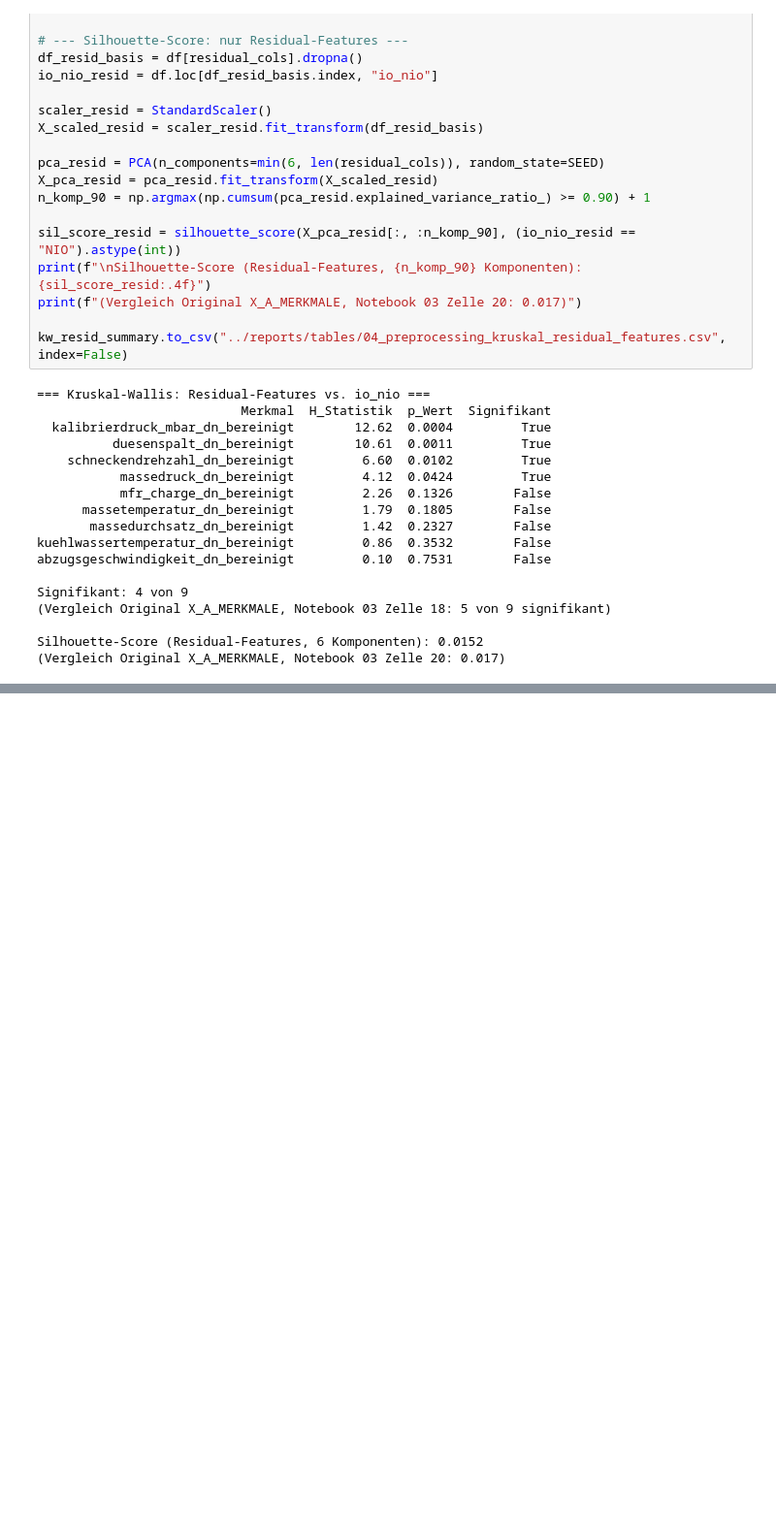
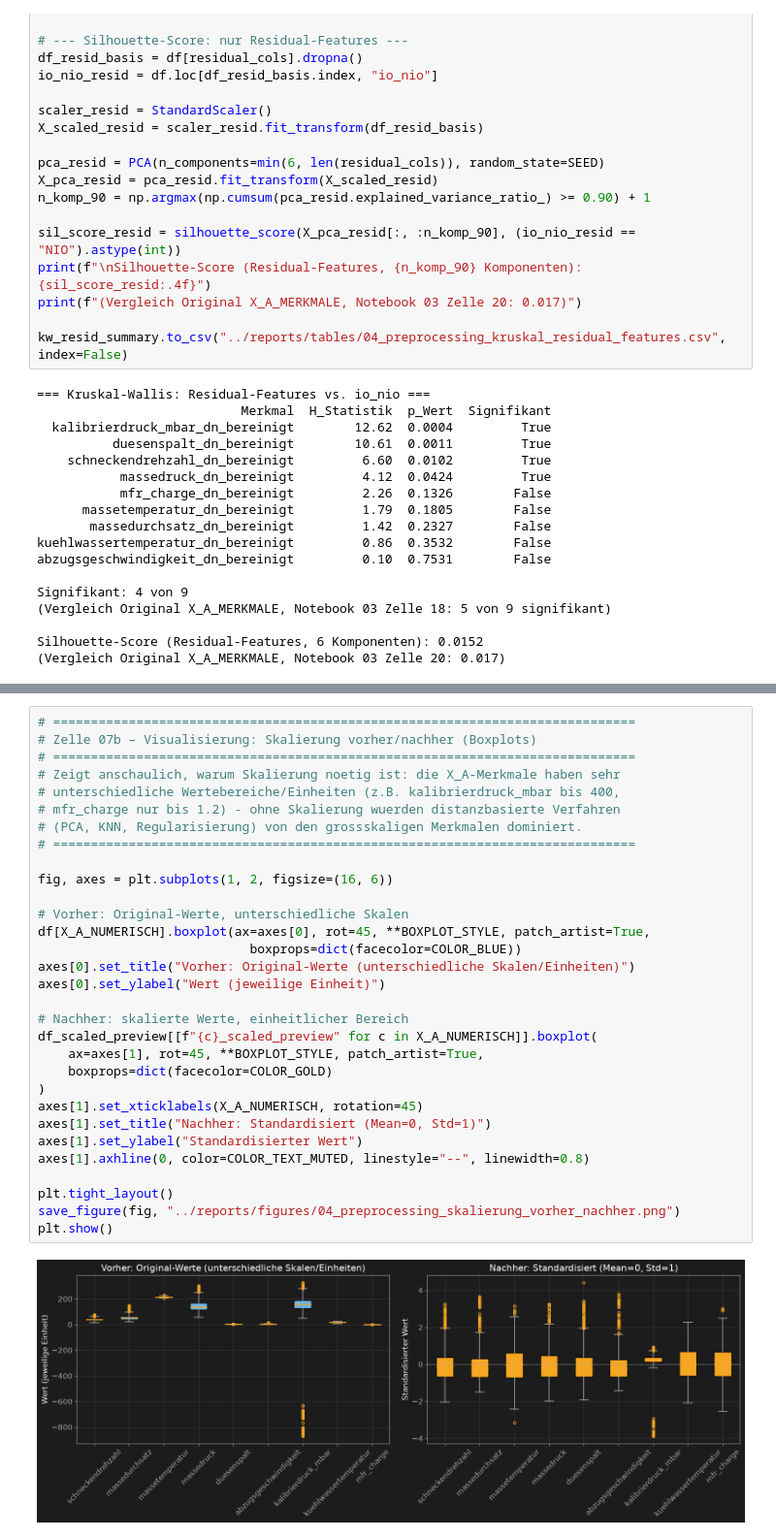
Before and after one commit to AwaTekoete/_MyExtrusionML_Synthetisch, a Jupyter notebook: notebooks/04_preprocessing_model_a.ipynb, the cells around one changed output, grey strips where cells are left out. Shown at 97% size. Drawn from its saved outputs; the diff is of its cells as text; blank space fills up the shorter version.

```diff
--- a/notebooks/04_preprocessing_model_a.ipynb
+++ b/notebooks/04_preprocessing_model_a.ipynb
@@ -361,0 +435,33 @@ Silhouette-Score (Residual-Features, 6 Komponenten): 0.0152
+# %%
+# =============================================================================
+# Zelle 07b – Visualisierung: Skalierung vorher/nachher (Boxplots)
+# =============================================================================
+# Zeigt anschaulich, warum Skalierung noetig ist: die X_A-Merkmale haben sehr
+# unterschiedliche Wertebereiche/Einheiten (z.B. kalibrierdruck_mbar bis 400,
+# mfr_charge nur bis 1.2) - ohne Skalierung wuerden distanzbasierte Verfahren
+# (PCA, KNN, Regularisierung) von den grossskaligen Merkmalen dominiert.
+# =============================================================================
+
+fig, axes = plt.subplots(1, 2, figsize=(16, 6))
+
+# Vorher: Original-Werte, unterschiedliche Skalen
+df[X_A_NUMERISCH].boxplot(ax=axes[0], rot=45, **BOXPLOT_STYLE, patch_artist=True,
+                            boxprops=dict(facecolor=COLOR_BLUE))
+axes[0].set_title("Vorher: Original-Werte (unterschiedliche Skalen/Einheiten)")
+axes[0].set_ylabel("Wert (jeweilige Einheit)")
+
+# Nachher: skalierte Werte, einheitlicher Bereich
+df_scaled_preview[[f"{c}_scaled_preview" for c in X_A_NUMERISCH]].boxplot(
+    ax=axes[1], rot=45, **BOXPLOT_STYLE, patch_artist=True,
+    boxprops=dict(facecolor=COLOR_GOLD)
+)
+axes[1].set_xticklabels(X_A_NUMERISCH, rotation=45)
+axes[1].set_title("Nachher: Standardisiert (Mean=0, Std=1)")
+axes[1].set_ylabel("Standardisierter Wert")
+axes[1].axhline(0, color=COLOR_TEXT_MUTED, linestyle="--", linewidth=0.8)
+
+plt.tight_layout()
+save_figure(fig, "../reports/figures/04_preprocessing_skalierung_vorher_nachher.png")
+plt.show()
+# %% [output]
+[figure, added]
```
Also changed, not shown: parts of 7 cells of this notebook, 3 other files.
